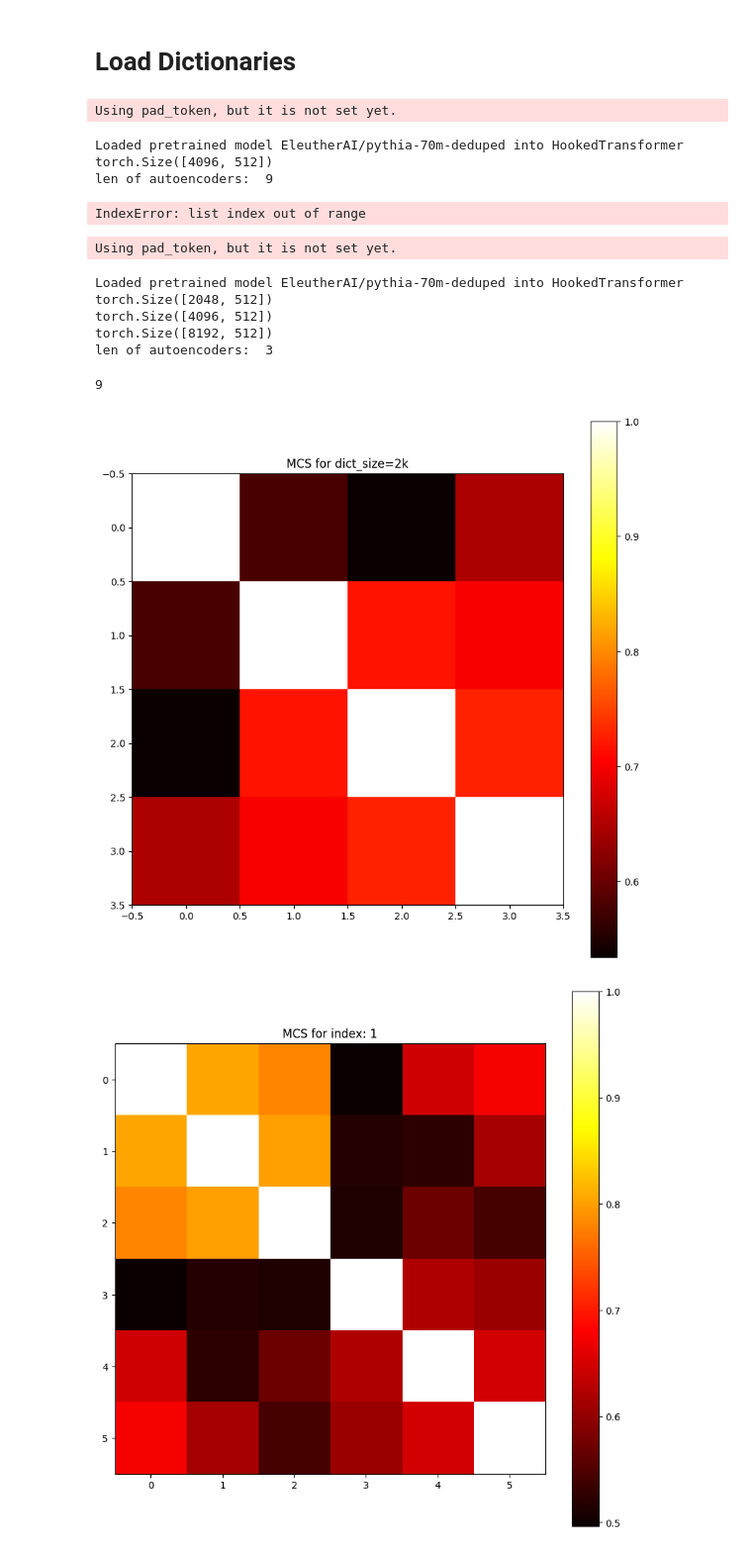
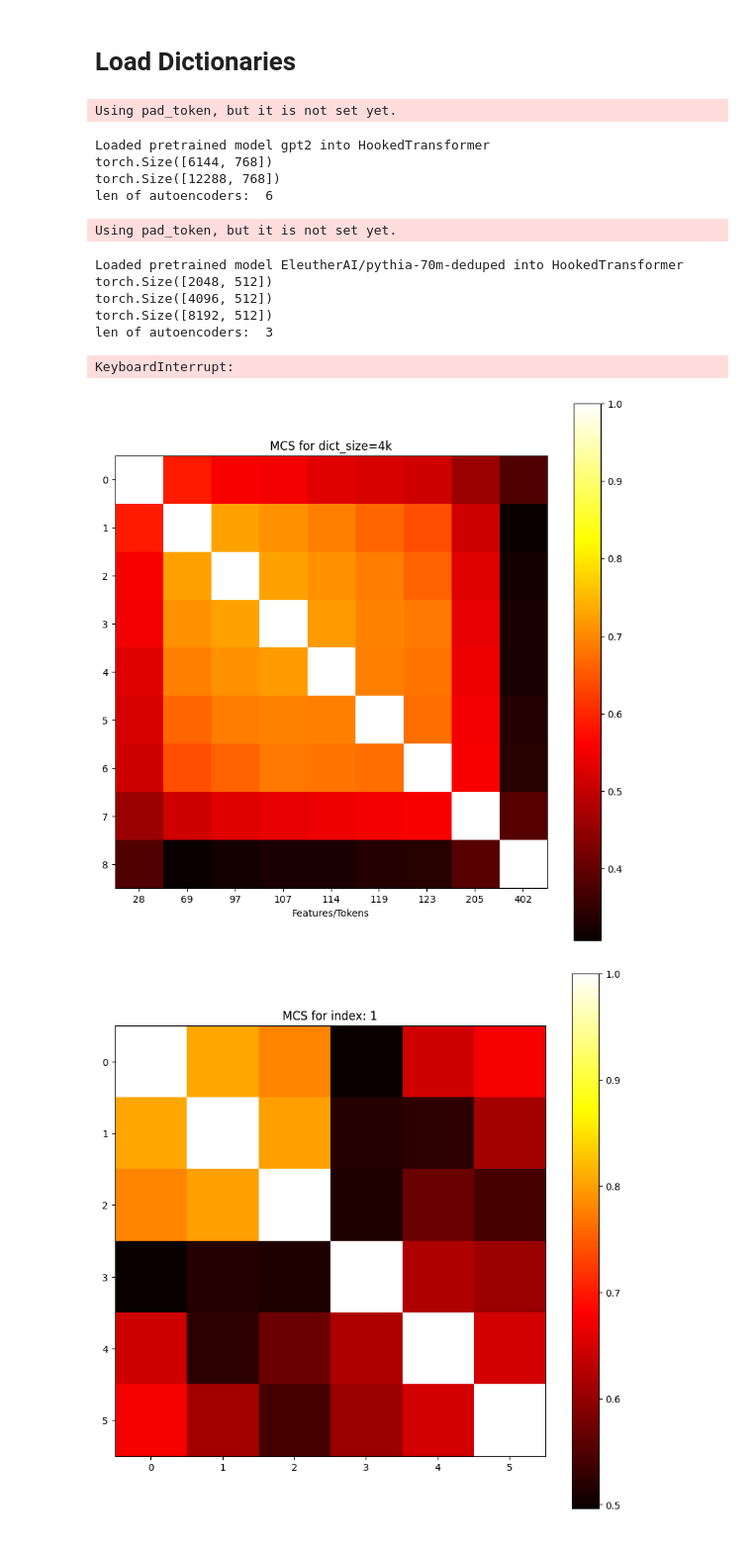
Before and after one commit to migerovitch/sparse_coding, a Jupyter notebook: openai_dictionary_direction.ipynb, the cells around one changed output. Shown at 99% size. Drawn from its saved outputs; the diff is of its cells as text; code cells hidden in the pictures.

```diff
--- a/openai_dictionary_direction.ipynb
+++ b/openai_dictionary_direction.ipynb
@@ -51,10 +51,14 @@ class AutoEncoder(nn.Module):
 # filename = "outputs/20230720-192301-EleutherAI/pythia-70m-deduped-2/minirun5/autoencoders.pkl"
 # filename = "outputs/20230721-161919-EleutherAI/pythia-70m-deduped-2/minirun9/autoencoders.pkl"
 # filename = "outputs/20230721-161919-EleutherAI/pythia-70m-deduped-2/minirun3/autoencoders.pkl"
-filename = "outputs/20230804-205842-EleutherAI/pythia-70m-deduped-2/minirun4/autoencoders.pkl"
-layer = 2
+# filename = "outputs/20230804-205842-EleutherAI/pythia-70m-deduped-2/minirun4/autoencoders.pkl"
+
+# filename = "outputs/20230805-205314-EleutherAI/pythia-70m-deduped-2/minirun14/autoencoders.pkl"
+filename = "outputs/20230806-181211-gpt2-8/minirun9/autoencoders.pkl"
+layer = 8
 setting = "residual"
-model_name = "EleutherAI/pythia-70m-deduped"
+# model_name = "EleutherAI/pythia-70m-deduped"
+model_name = "gpt2"
 
 device = torch.device("cuda:5" if torch.cuda.is_available() else "cpu")
 model = HookedTransformer.from_pretrained(model_name, device=device)
@@ -74,20 +78,20 @@ with open(filename, 'rb') as file:
     autoencoders = pickle.load(file)
 
 # Index for l1 value, usually only 1 value is available
-l1_index = 1
+l1_index = 3
 dictionaries = [autoencoder.decoder.weight.data.T for autoencoder in autoencoders[l1_index]]
 for d in dictionaries:
     print(d.shape)
 print("len of autoencoders: ", len(autoencoders))
-dict_index = 1
+dict_index = 0
 smaller_dict, larger_dict = dictionaries[dict_index], dictionaries[dict_index+1]
 smaller_auto_encoder, larger_auto_encoder = autoencoders[l1_index][dict_index], autoencoders[l1_index][dict_index+1]
 # %% [output]
 Using pad_token, but it is not set yet.
-Loaded pretrained model EleutherAI/pythia-70m-deduped into HookedTransformer
-torch.Size([4096, 512])
-len of autoencoders:  9
+Loaded pretrained model gpt2 into HookedTransformer
+torch.Size([6144, 768])
+torch.Size([12288, 768])
+len of autoencoders:  6
-IndexError: list index out of range
 # %%
 #Change these settings to load the correct autoencoder
 # filename = "/home/mchorse/logan_sparse_coding/sparse_coding/layer-2-autoencoder.pkl"
@@ -139,6 +143,7 @@ torch.Size([8192, 512])
 len of autoencoders:  3
 # %%
 from scipy.optimize import linear_sum_assignment
+from tqdm import tqdm
 # DO THE MCS across all dictionaries
 def mcs(dict1, dict2):
     dict1_features, _ = dict1.shape
@@ -159,14 +164,14 @@ def mcs(dict1, dict2):
     return max_cosine_similarities, max_indices
 
 
-l1_index = 0
+l1_index = 3
 # dictionaries = [autoencoder.decoder.weight.data.T for autoencoder in autoencoders[l1_index]]
 # dictionaries2 = [autoencoder.decoder.weight.data.T for autoencoder in autoencoders2[l1_index]]
 dictionaries = [autoencoder[0].decoder.weight.data.T for autoencoder in autoencoders]
 # combined_dicts = dictionaries + dictionaries2
 combined_dicts = dictionaries
 adjancy_matrix = np.zeros((len(combined_dicts), len(combined_dicts)))
-for i in range(len(combined_dicts)):
+for i in tqdm(range(len(combined_dicts))):
     for j in range(len(combined_dicts)):
         if j > i:
             break
@@ -174,20 +179,22 @@ for i in range(len(combined_dicts)):
         adjancy_matrix[i, j] = max_cosine_similarities.mean()
         adjancy_matrix[j, i] = max_cosine_similarities.mean()
 # %% [output]
-9
+KeyboardInterrupt:
 # %%
 # Plot the adjancy matrix
+from matplotlib import pyplot as plt
 plt.figure(figsize=(10, 10))
 plt.imshow(adjancy_matrix, cmap='hot', interpolation='nearest')
-plt.title("MCS for dict_size=2k")
-sparsities = [28,69,94,95,113,115,126,205,393]
+plt.title("MCS for dict_size=4k")
+# sparsities = [28,69,94,95,113,115,126,205,393]
+sparsities = [28, 69, 97, 107, 114, 119, 123, 205, 402]
 # sparsities are x-axis
 plt.xticks(range(len(sparsities)), sparsities)
 plt.xlabel("Features/Tokens")
 plt.colorbar()
 plt.show()
 # %% [output]
-[figure, old version]
+[figure, new version]
 # %%
 # Plot the adjancy matrix
 plt.figure(figsize=(10, 10))
```
Also changed, not shown: parts of 35 cells of this notebook.
